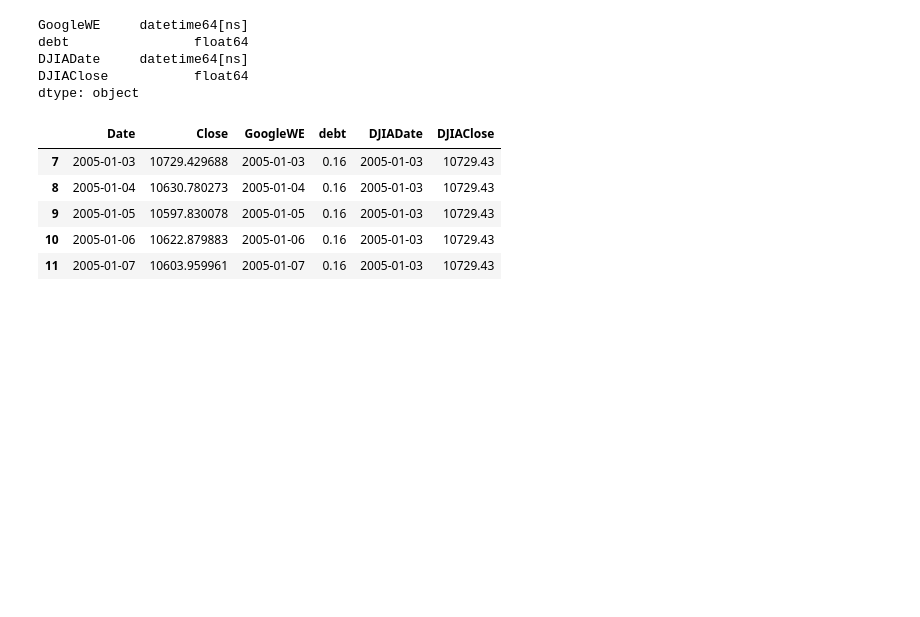
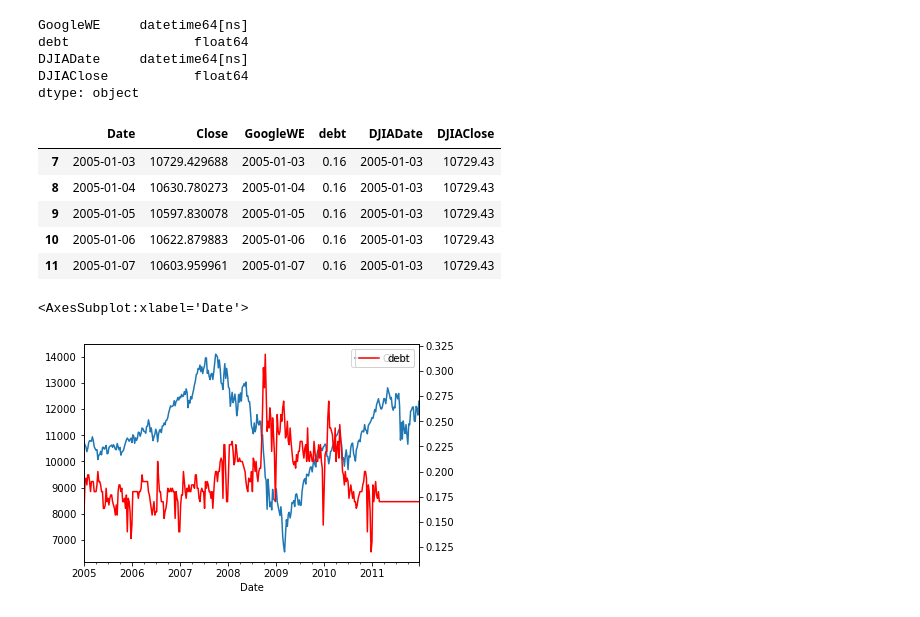
Before and after one commit to edwinriospzn/TradHW02, a Jupyter notebook: THomework2_V01.ipynb, the cells around one changed output. Cells and saved outputs as stored; diff of their text form; code cells hidden in the pictures; blank space fills up the shorter version.

```diff
--- a/THomework2_V01.ipynb
+++ b/THomework2_V01.ipynb
@@ -117,3 +117,10 @@ Cnsl_db2 = (Cnsl_db.set_index('Date')
       .rename_axis(['Date'])
       .dropna()
       .reset_index())
+# %%
+ax = Cnsl_db2.plot('Date','Close')
+ax1 = ax.twinx()
+Cnsl_db2.plot('Date','debt',ax=ax1, color='r')
+# %% [output]
+<AxesSubplot:xlabel='Date'>
+[figure, added]
```
Also changed, not shown: 1 other file.
